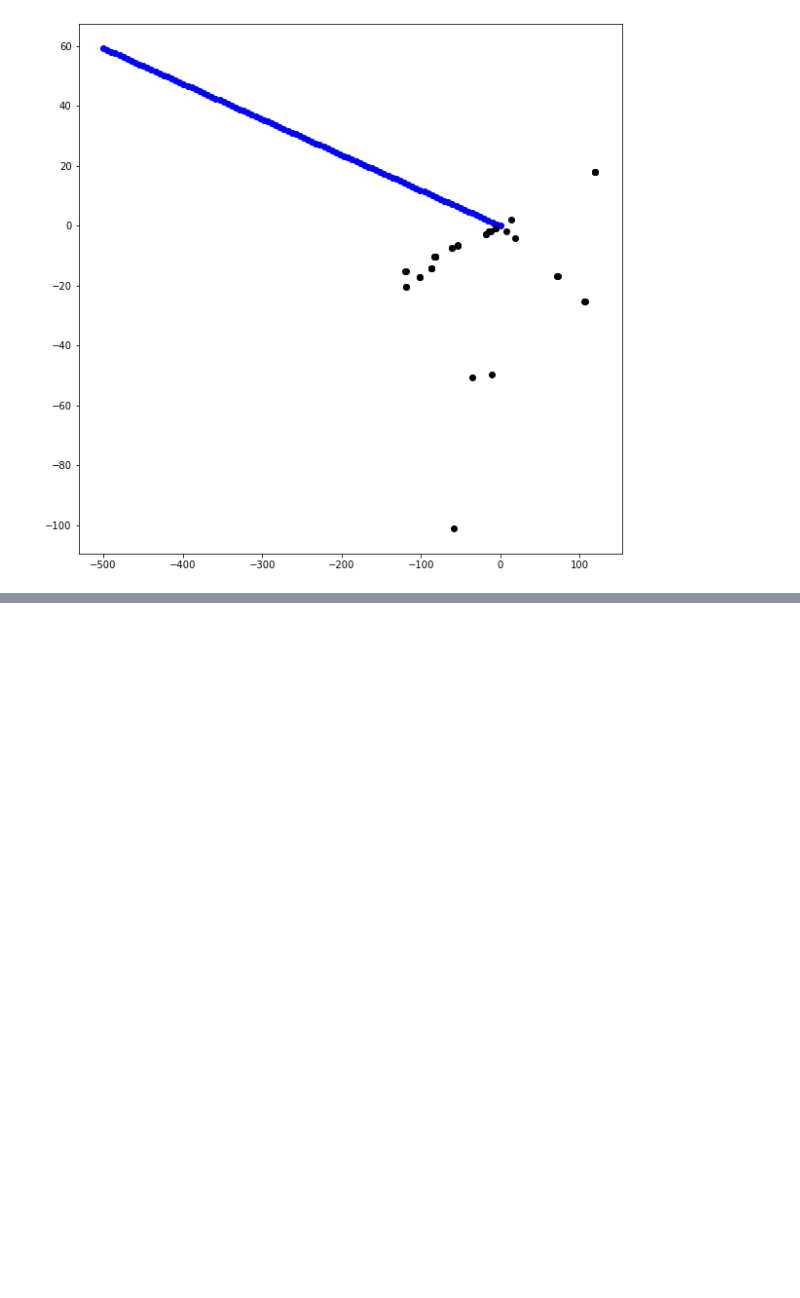
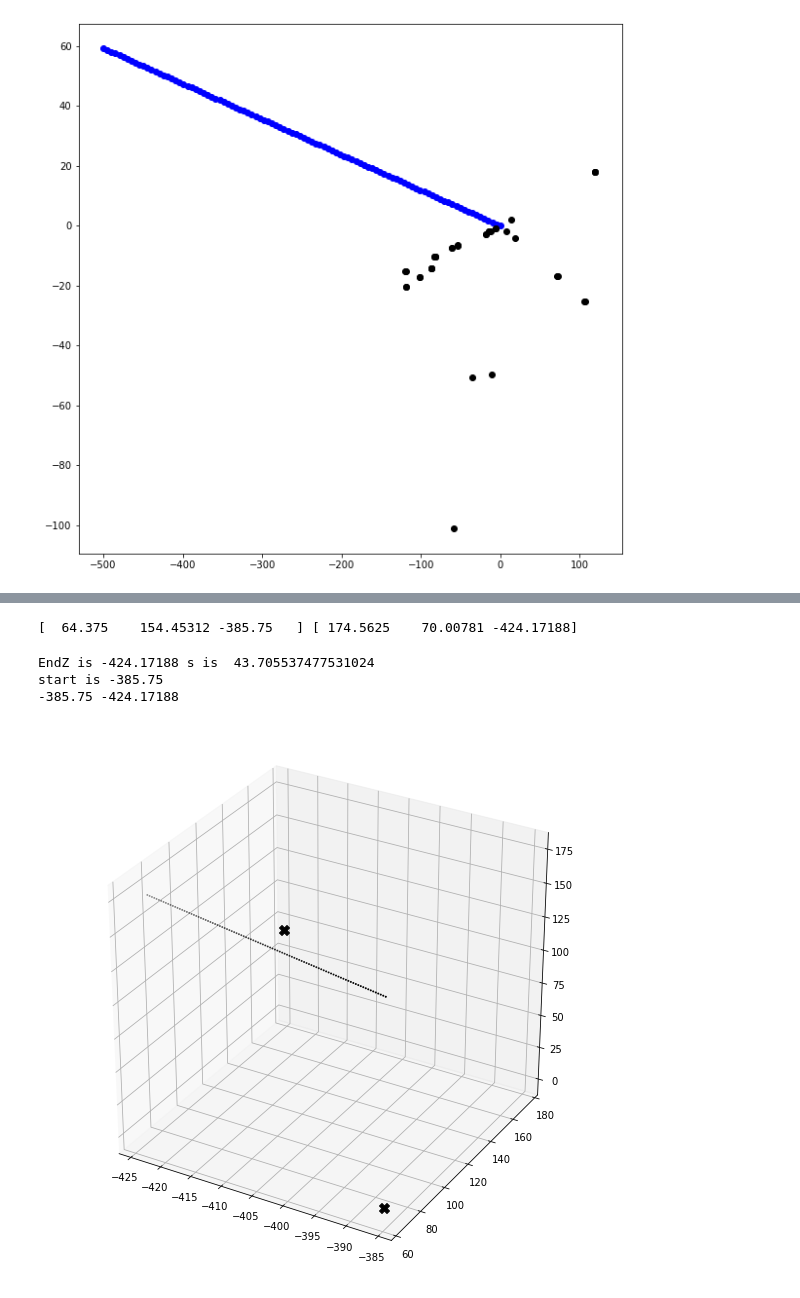
Before and after one commit to kdlong/SimClusterValidation, a Jupyter notebook: GenParticleVisualization.ipynb, the cells around one changed output, grey strips where cells are left out. Drawn from its saved outputs; the diff is of its cells as text; code cells hidden in the pictures; blank space fills up the shorter version.

```diff
--- a/GenParticleVisualization.ipynb
+++ b/GenParticleVisualization.ipynb
@@ -126,0 +220,20 @@ ax.scatter(pixel[:,2], pixel[:,0], color='black')
+# %%
+print(vtx, decayvtx)
+# %% [output]
+[  64.375    154.45312 -385.75   ] [ 174.5625    70.00781 -424.17188]
+# %%
+fig = plt.figure(figsize=[10, 10])
+ax = fig.add_subplot(111, projection='3d')
+tracking.TrackingParticle_Vtx_x[evt].to_numpy()[0]
+end = decayvtx[2] if decayvtx[2] < 10000 else (500 if mom[2] > 0 else -500)
+points = helpers.trajectory(vtx, mom, end, charge)
+ax.scatter(points[:,2], points[:,0], points[:,1], marker='o', color=color, s=1)
+ax.scatter([decayvtx[2]], [decayvtx[0]], [decayvtx[1]], marker='X', color=color, s=100)
+ax.scatter([vtx[2]], [vtx[0]], marker='X', color=color, s=100)
+
+print(vtx[2], end)
+# %% [output]
+EndZ is -424.17188 s is  43.705537477531024
+start is -385.75
+-385.75 -424.17188
+[figure, added]
```
Also changed, not shown: parts of 11 cells of this notebook, 2 other files.
